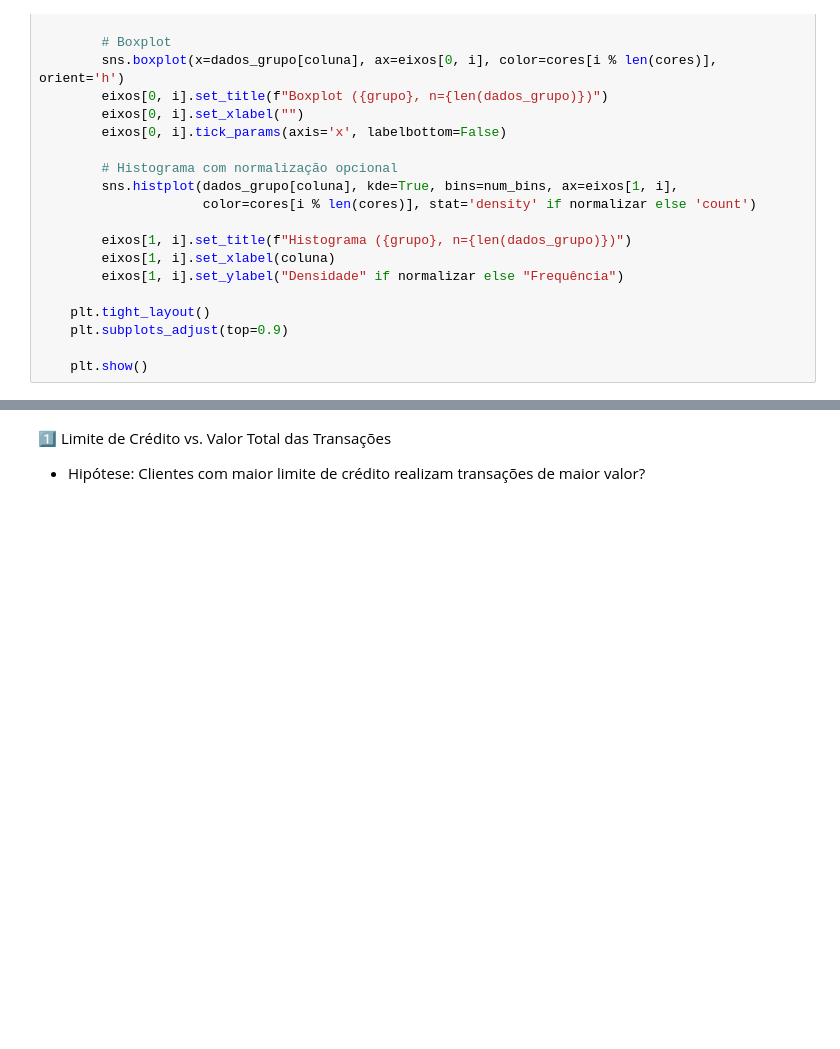
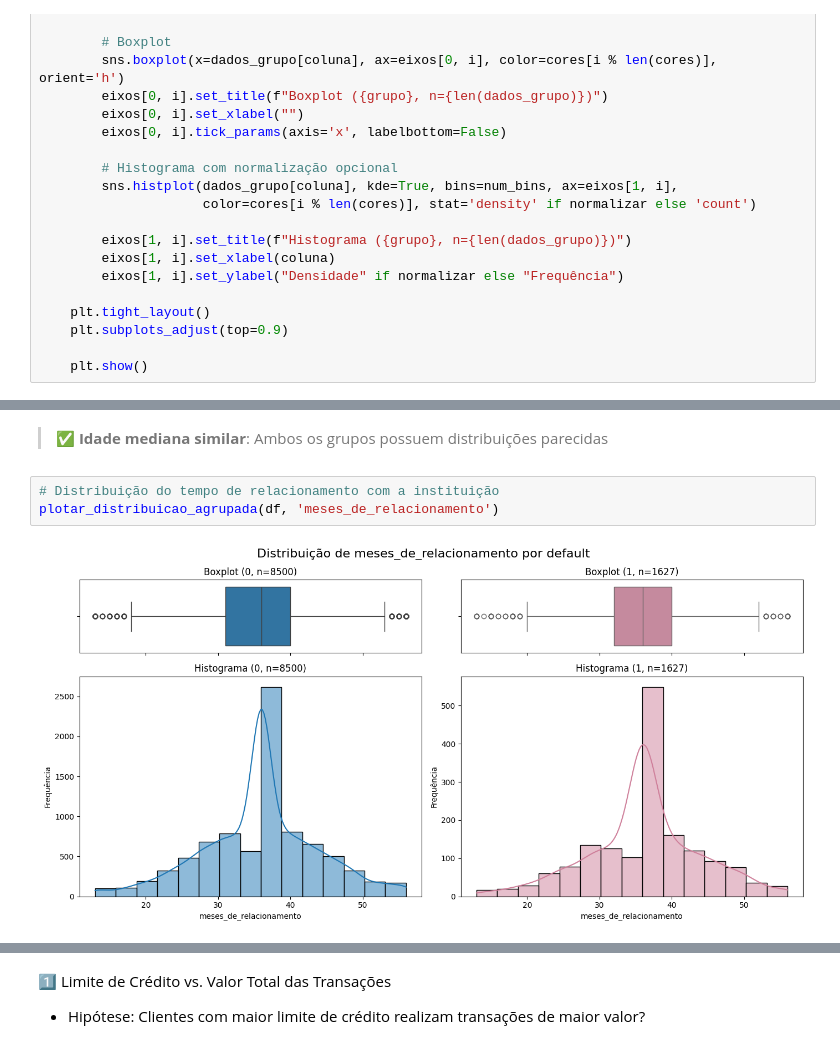
Before and after one commit to matheusvazdata/ml-classificacao-analise-de-inadimplencia, a Jupyter notebook: Projeto_ML_Coder_House_Classificacao.ipynb, the cells around one changed output, grey strips where cells are left out. Cells and saved outputs as stored; diff of their text form; blank space fills up the shorter version.

```diff
--- a/Projeto_ML_Coder_House_Classificacao.ipynb
+++ b/Projeto_ML_Coder_House_Classificacao.ipynb
@@ -426,0 +249,7 @@ def grafico_dispersao(dados, x_col, y_col, hue_col='tipo_cartao'):
+# %% [markdown]
+> ✅ **Idade mediana similar**: Ambos os grupos possuem distribuições parecidas
+# %%
+# Distribuição do tempo de relacionamento com a instituição
+plotar_distribuicao_agrupada(df, 'meses_de_relacionamento')
+# %% [output]
+[figure, added]
```
Also changed, not shown: parts of 143 cells of this notebook.
